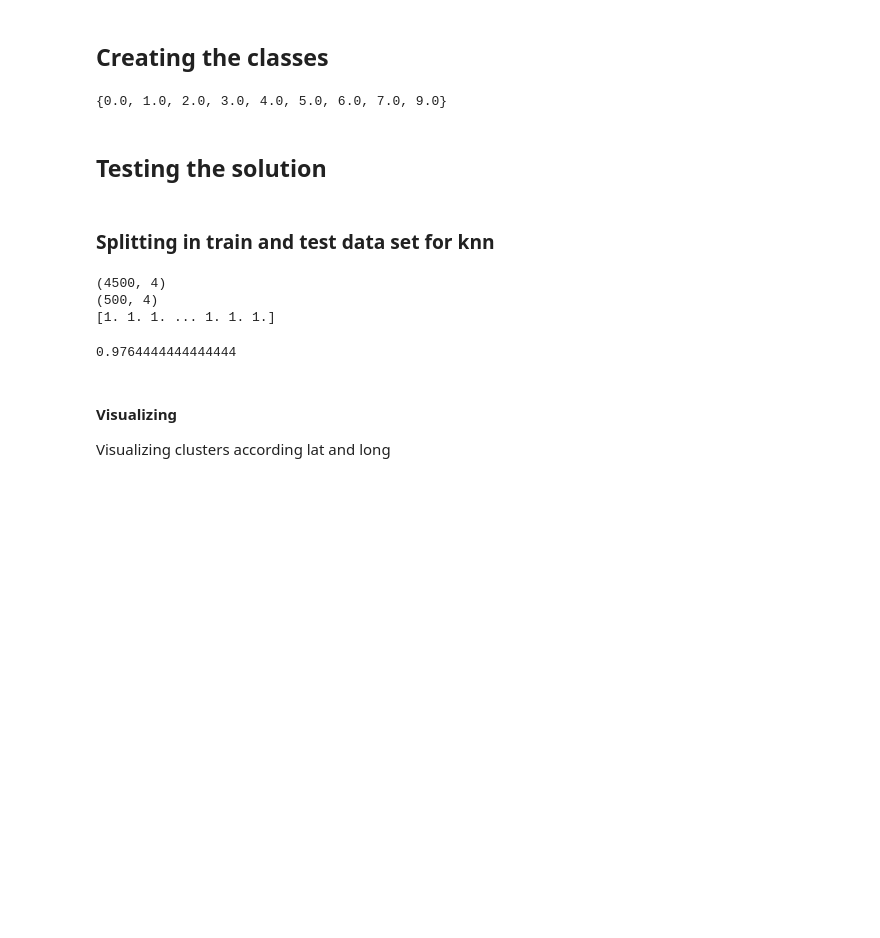
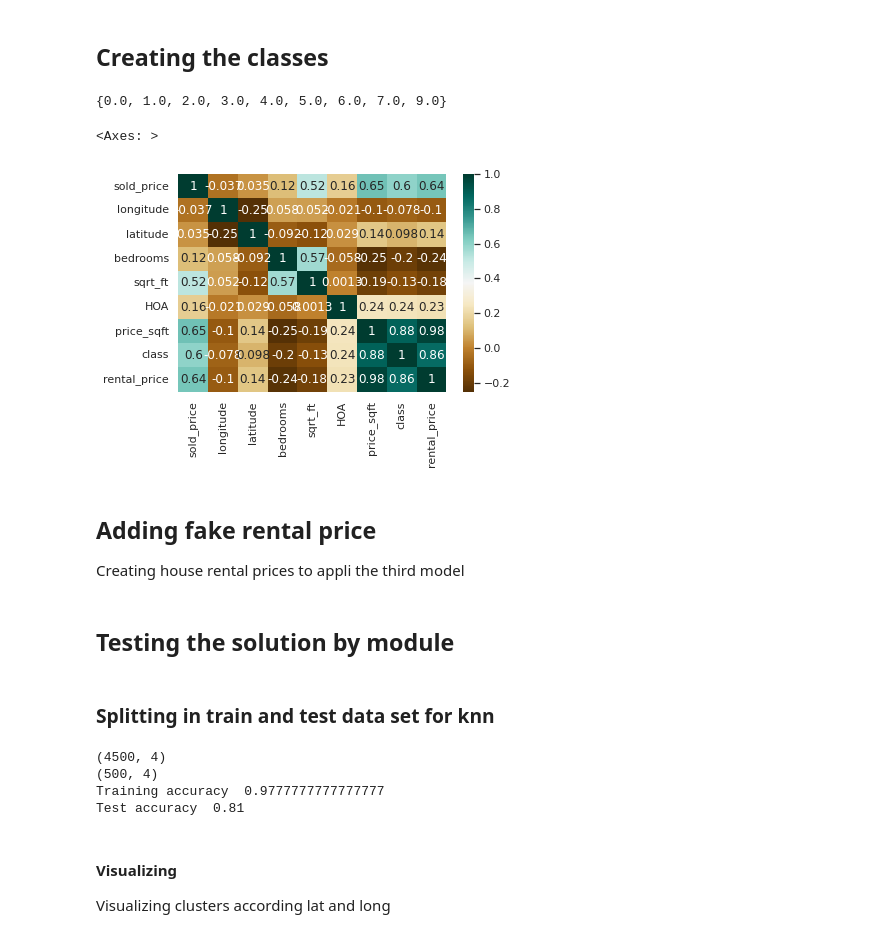
Before and after one commit to Leonild/DS_mAIstros, a Jupyter notebook: KNN_Linear_regression.ipynb, the cells around one changed output. Saved outputs shown, nothing was run; the diff lists cells and outputs as text; code cells hidden in the pictures; blank space fills up the shorter version.

```diff
--- a/KNN_Linear_regression.ipynb
+++ b/KNN_Linear_regression.ipynb
@@ -262,16 +340,25 @@ memory usage: 585.9+ KB
 # %%
 data['price_sqft'].describe() # max 1208 min 24 so a 130 step - 10 classes
 
 data['class'] = list(map(lambda x: x//130, data['price_sqft']))
 
 print(set(data['class']))
 
 X_data_knn = data.filter(items=['longitude', 'latitude', 'sqrt_ft', 'class'])
 
-X_data_lr = data.filter(items=['longitude', 'latitude', 'class', 'sqrt_ft', 'price_sqft'])
+X_data_lr_original = data.filter(items=['longitude', 'latitude', 'class', 'sqrt_ft', 'price_sqft'])
 
 # shuffle the DataFrame rows to split train and test datas
 X_data_knn = X_data_knn.sample(frac = 1)
 #print(X_data_lr.head())
+
+#min(X_data_lr_original['sqrt_ft'])
+c= data.corr()
+sns.heatmap(c, cmap='BrBG', annot=True)
 # %% [output]
 {0.0, 1.0, 2.0, 3.0, 4.0, 5.0, 6.0, 7.0, 9.0}
+<Axes: >
+[figure, added]
+# %% [markdown]
+## Adding fake rental price
+Creating house rental prices to appli the third model
@@ -278,5 +370,5 @@ X_data_knn = X_data_knn.sample(frac = 1)
 # %% [markdown]
-## Testing the solution
+## Testing the solution by module
 # %% [markdown]
 ### Splitting in train and test data set for knn
 # %%
@@ -303,16 +395,17 @@ knn.fit(X_train,y_train)
 #solution.fit(X_train,y_train)
 
 y_hat = knn.predict(X_train,10)
-#y_hat = solution.predict("3541 E Cody St, Tucson, AZ 85716", 3620)
-# print(X)
-print(y_hat)
 
-accuracy(y_train,y_hat)
+print("Training accuracy ", accuracy(y_train,y_hat))
+
+y_hat2 = knn.predict(X_test,10)
+
+print("Test accuracy ", accuracy(y_test,y_hat2))
 # %% [output]
 (4500, 4)
 (500, 4)
-[1. 1. 1. ... 1. 1. 1.]
+Training accuracy  0.9777777777777777
+Test accuracy  0.81
-0.9764444444444444
 # %% [markdown]
 #### Visualizing
 Visualizing clusters according lat and long
```
Also changed, not shown: parts of 19 cells of this notebook.
